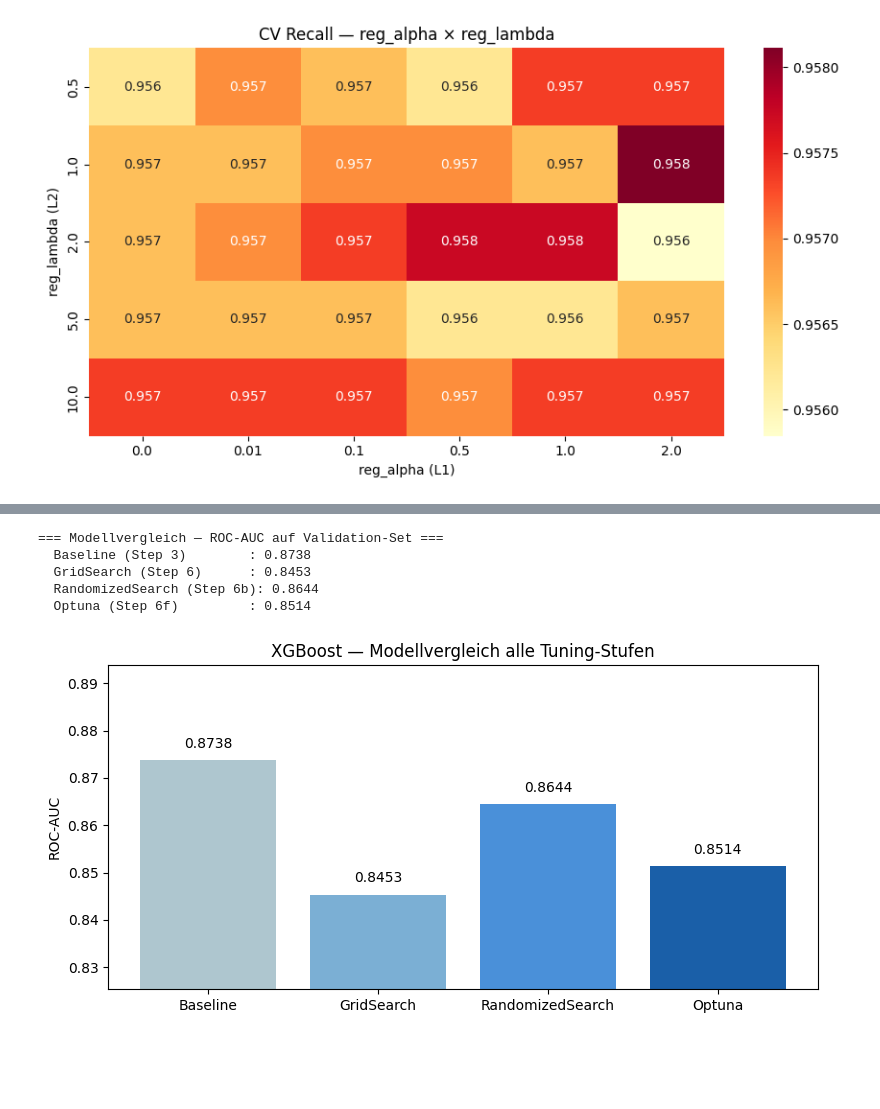
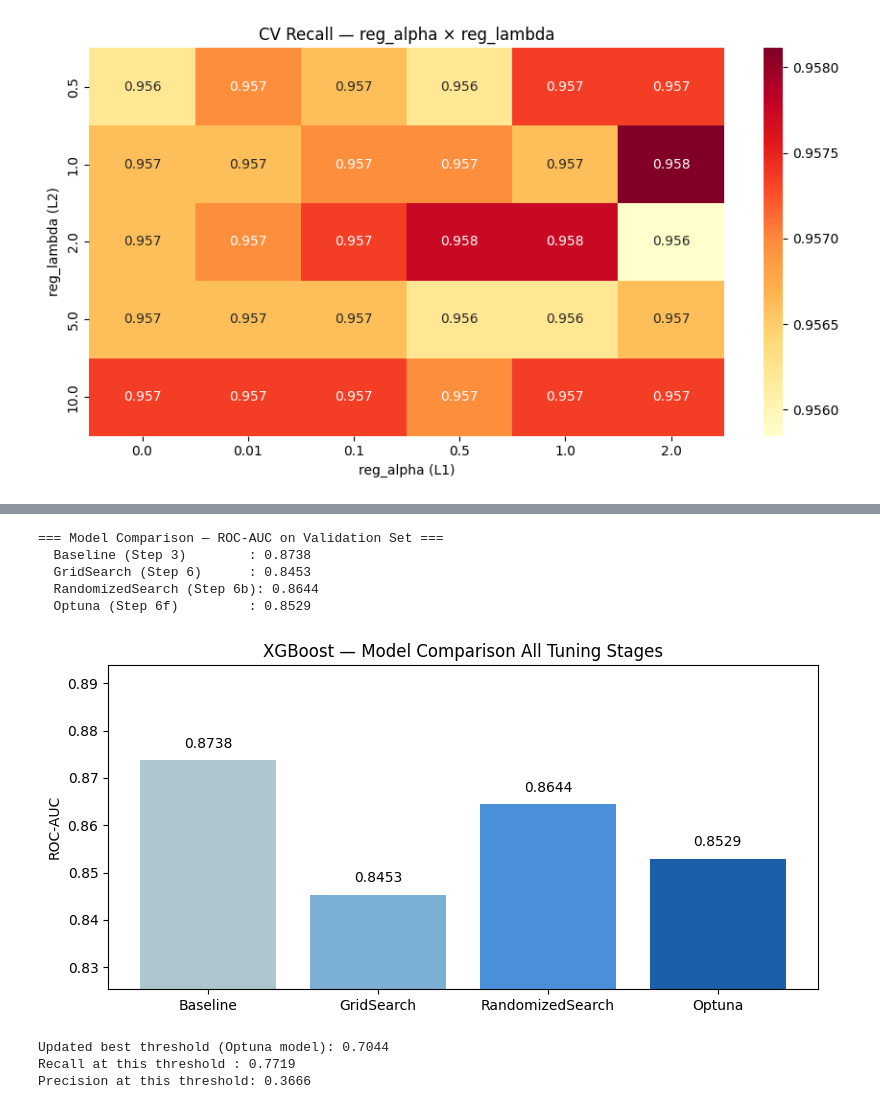
Before and after one commit to Walter806/NF-ML-Project-Group-0, a Jupyter notebook: 260319-Model_XGBoost-EB.ipynb, the cells around one changed output, grey strips where cells are left out. Cells and saved outputs as stored; diff of their text form; code cells hidden in the pictures; blank space fills up the shorter version.

```diff
--- a/260319-Model_XGBoost-EB.ipynb
+++ b/260319-Model_XGBoost-EB.ipynb
@@ -701,5 +701,5 @@ Bester Recall (Optuna): 0.9702
 # %%
-# Optuna-Modell auf Validation evaluieren
+# Evaluate Optuna model on validation set
 best_model_optuna = XGBClassifier(
     **study.best_params,
     eval_metric='auc',
@@ -707,38 +707,51 @@ best_model_optuna = XGBClassifier(
 )
 best_model_optuna.fit(X_train, y_train)
 
 y_val_proba_optuna = best_model_optuna.predict_proba(X_val)[:, 1]
 auc_optuna = roc_auc_score(y_val, y_val_proba_optuna)
 
-# Gesamtvergleich aller Modelle
-print('=== Modellvergleich — ROC-AUC auf Validation-Set ===')
+# Overall comparison of all models
+print('=== Model Comparison — ROC-AUC on Validation Set ===')
 print(f'  Baseline (Step 3)        : {auc:.4f}')
 print(f'  GridSearch (Step 6)      : {auc_tuned:.4f}')
 print(f'  RandomizedSearch (Step 6b): {auc_v2:.4f}')
 print(f'  Optuna (Step 6f)         : {auc_optuna:.4f}')
 print()
 
 # Balkendiagramm
 labels  = ['Baseline', 'GridSearch', 'RandomizedSearch', 'Optuna']
 scores  = [auc, auc_tuned, auc_v2, auc_optuna]
 colors  = ['#aec6cf', '#7bafd4', '#4a90d9', '#1a5fa8']
 
 fig, ax = plt.subplots(figsize=(8, 4))
 bars = ax.bar(labels, scores, color=colors)
 ax.set_ylim(min(scores) - 0.02, max(scores) + 0.02)
 ax.set_ylabel('ROC-AUC')
-ax.set_title('XGBoost — Modellvergleich alle Tuning-Stufen')
+ax.set_title('XGBoost — Model Comparison All Tuning Stages')
 for bar, score in zip(bars, scores):
     ax.text(bar.get_x() + bar.get_width()/2, bar.get_height() + 0.002,
             f'{score:.4f}', ha='center', va='bottom', fontsize=10)
 plt.tight_layout()
 plt.show()
 # %% [output]
-=== Modellvergleich — ROC-AUC auf Validation-Set ===
+=== Model Comparison — ROC-AUC on Validation Set ===
   Baseline (Step 3)        : 0.8738
   GridSearch (Step 6)      : 0.8453
   RandomizedSearch (Step 6b): 0.8644
-  Optuna (Step 6f)         : 0.8514
+  Optuna (Step 6f)         : 0.8529
-[figure, old version]
+[figure, new version]
+# %%
+# Recompute optimal threshold on the Optuna model (best model overall)
+proba_optuna = best_model_optuna.predict_proba(X_val)[:, 1]
+precisions_o, recalls_o, thresholds_o = precision_recall_curve(y_val, proba_optuna)
+f2_scores_o = (5 * precisions_o * recalls_o) / (4 * precisions_o + recalls_o + 1e-8)
+best_threshold = thresholds_o[np.argmax(f2_scores_o)]
+print(f'Updated best threshold (Optuna model): {best_threshold:.4f}')
+print(f'Recall at this threshold : {recalls_o[np.argmax(f2_scores_o)]:.4f}')
+print(f'Precision at this threshold: {precisions_o[np.argmax(f2_scores_o)]:.4f}')
+# %% [output]
+Updated best threshold (Optuna model): 0.7044
+Recall at this threshold : 0.7719
+Precision at this threshold: 0.3666
 # %% [markdown]
 ---
```
Also changed, not shown: parts of 32 cells of this notebook, 1 other file.
